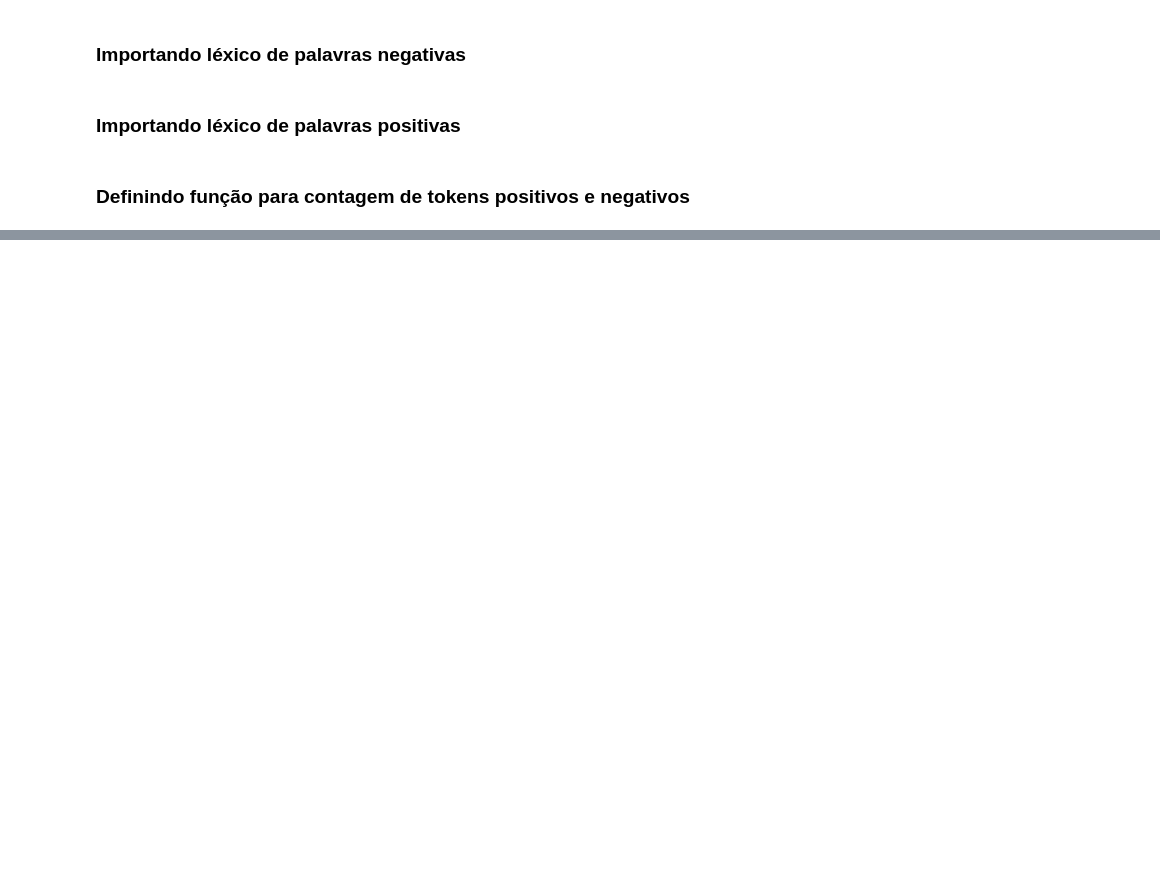
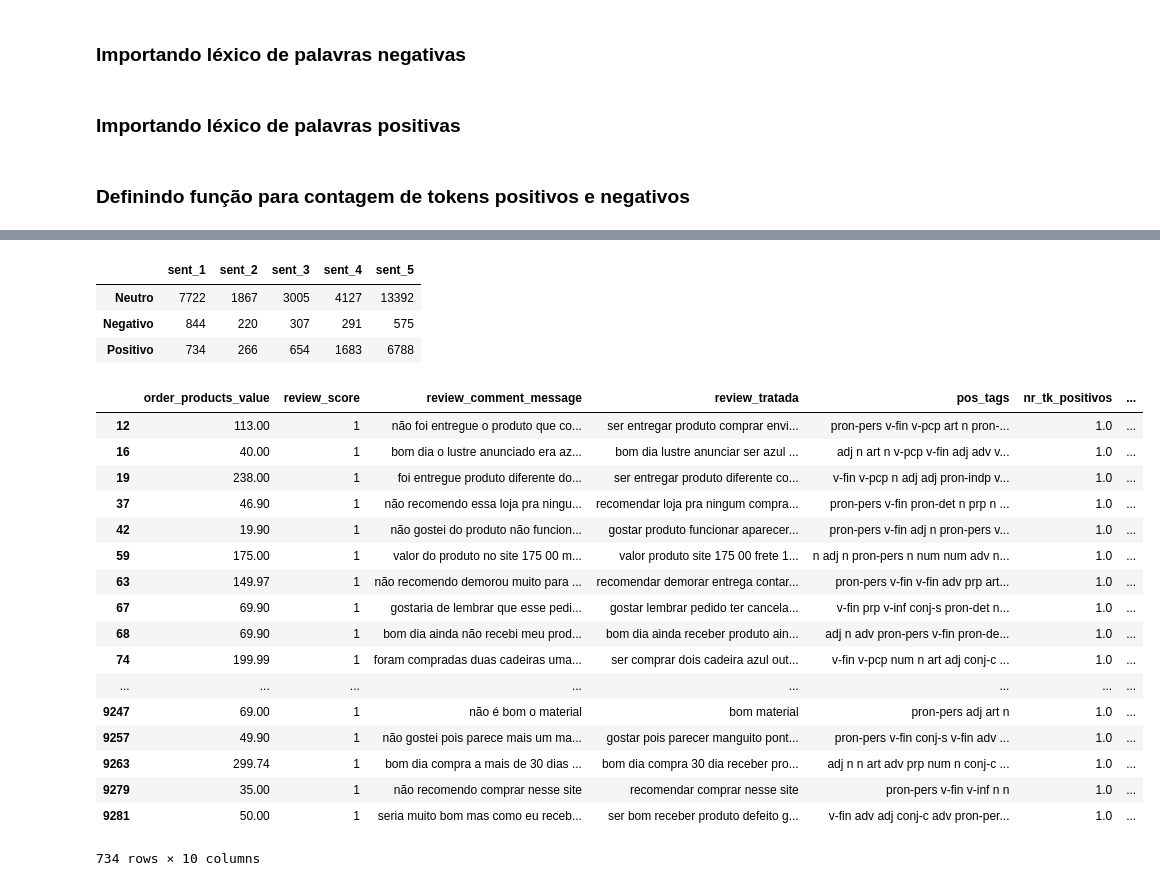
Before and after one commit to lflage/e-commerce_nlp_analysis, a Jupyter notebook: Análise de textos de reviews de e-commerce.ipynb, the cells around one changed output, grey strips where cells are left out. Cells and saved outputs as stored; diff of their text form; code cells hidden in the pictures; blank space fills up the shorter version.

```diff
--- a/Análise de textos de reviews de e-commerce.ipynb
+++ b/Análise de textos de reviews de e-commerce.ipynb
@@ -179,14 +220,22 @@ def sent_count(text):
             neg_count += 1
         return((pos_count,neg_count))
 # %%
-# Exemplo para as reviews com 1 estrela
+for index,row in e_work_set.iterrows():
+    x = e_work_set['review_tratada'][index]
 
-for index,row in e_set_rev_1.iterrows():
-    x = e_set_rev_1['review_tratada'][index]
     if x == '':
         continue
     sentimentos = sent_count(x)
-    e_set_rev_1.loc[index,'nr_tk_positivos'] = sentimentos[0]
-    e_set_rev_1.loc[index,'porcent_tk_positivos'] = sentimentos[0]/len(x.split())
-    e_set_rev_1.loc[index,'nr_tk_negativos'] = sentimentos[1]
-    e_set_rev_1.loc[index,'porcent_tk_negativos'] = sentimentos[1]/len(x.split())
+    e_work_set.loc[index,'nr_tk_positivos'] = sentimentos[0]
+    e_work_set.loc[index,'porcent_tk_positivos'] = sentimentos[0]/len(x.split())
+    e_work_set.loc[index,'nr_tk_negativos'] = sentimentos[1]
+    e_work_set.loc[index,'porcent_tk_negativos'] = sentimentos[1]/len(x.split())
+
+    if e_work_set['porcent_tk_positivos'][index] == e_work_set['porcent_tk_negativos'][index]:
+        e_work_set.loc[index,'sentimento'] = 'Neutro'
+
+    elif e_work_set['porcent_tk_positivos'][index] > e_work_set['porcent_tk_negativos'][index]:
+        e_work_set.loc[index,'sentimento'] = 'Positivo'
+
+    else:
+        e_work_set.loc[index,'sentimento'] = 'Negativo'
@@ -271,0 +246,7 @@ ai meu deus que preguiçar d esse lematizador
+# %%
+e_set_rev_1 = e_work_set[e_work_set['review_score'] == 1].reset_index(drop = True)
+e_set_rev_2 = e_work_set[e_work_set['review_score'] == 2].reset_index(drop = True)
+e_set_rev_3 = e_work_set[e_work_set['review_score'] == 3].reset_index(drop = True)
+e_set_rev_4 = e_work_set[e_work_set['review_score'] == 4].reset_index(drop = True)
+e_set_rev_5 = e_work_set[e_work_set['review_score'] == 5].reset_index(drop = True)
+e_set_rev_1.head()
@@ -271,0 +260,38 @@ ai meu deus que preguiçar d esse lematizador
+# %%
+e_set_rev_5['sentimento'].value_counts()
+
+df = pd.DataFrame()
+df['sent_1'] = e_set_rev_1['sentimento'].value_counts()
+df['sent_2'] = e_set_rev_2['sentimento'].value_counts()
+df['sent_3'] = e_set_rev_3['sentimento'].value_counts()
+df['sent_4'] = e_set_rev_4['sentimento'].value_counts()
+df['sent_5'] = e_set_rev_5['sentimento'].value_counts()
+
+df.head()
+# %% [output]
+|  | sent_1 | sent_2 | sent_3 | sent_4 | sent_5 |
+| Neutro | 7722 | 1867 | 3005 | 4127 | 13392 |
+| Negativo | 844 | 220 | 307 | 291 | 575 |
+| Positivo | 734 | 266 | 654 | 1683 | 6788 |
+# %%
+eval_df_1 = e_set_rev_1[e_set_rev_1['sentimento'] == 'Positivo']
+#eval_df_1.head(len(eval_df_1))
+# %% [output]
+|  | order_products_value | review_score | review_comment_message | review_tratada | pos_tags | nr_tk_positivos | ... |
+| 12 | 113.00 | 1 | não foi entregue o produto que co... | ser entregar produto comprar envi... | pron-pers v-fin v-pcp art n pron-... | 1.0 | ... |
+| 16 | 40.00 | 1 | bom dia o lustre anunciado era az... | bom dia lustre anunciar ser azul ... | adj n art n v-pcp v-fin adj adv v... | 1.0 | ... |
+| 19 | 238.00 | 1 | foi entregue produto diferente do... | ser entregar produto diferente co... | v-fin v-pcp n adj adj pron-indp v... | 1.0 | ... |
+| 37 | 46.90 | 1 | não recomendo essa loja pra ningu... | recomendar loja pra ningum compra... | pron-pers v-fin pron-det n prp n ... | 1.0 | ... |
+| 42 | 19.90 | 1 | não gostei do produto não funcion... | gostar produto funcionar aparecer... | pron-pers v-fin adj n pron-pers v... | 1.0 | ... |
+| 59 | 175.00 | 1 | valor do produto no site 175 00 m... | valor produto site 175 00 frete 1... | n adj n pron-pers n num num adv n... | 1.0 | ... |
+| 63 | 149.97 | 1 | não recomendo demorou muito para ... | recomendar demorar entrega contar... | pron-pers v-fin v-fin adv prp art... | 1.0 | ... |
+| 67 | 69.90 | 1 | gostaria de lembrar que esse pedi... | gostar lembrar pedido ter cancela... | v-fin prp v-inf conj-s pron-det n... | 1.0 | ... |
+| 68 | 69.90 | 1 | bom dia ainda não recebi meu prod... | bom dia ainda receber produto ain... | adj n adv pron-pers v-fin pron-de... | 1.0 | ... |
+| 74 | 199.99 | 1 | foram compradas duas cadeiras uma... | ser comprar dois cadeira azul out... | v-fin v-pcp num n art adj conj-c ... | 1.0 | ... |
+| ... | ... | ... | ... | ... | ... | ... | ... |
+| 9247 | 69.00 | 1 | não é bom o material | bom material | pron-pers adj art n | 1.0 | ... |
+| 9257 | 49.90 | 1 | não gostei pois parece mais um ma... | gostar pois parecer manguito pont... | pron-pers v-fin conj-s v-fin adv ... | 1.0 | ... |
+| 9263 | 299.74 | 1 | bom dia compra a mais de 30 dias ... | bom dia compra 30 dia receber pro... | adj n n art adv prp num n conj-c ... | 1.0 | ... |
+| 9279 | 35.00 | 1 | não recomendo comprar nesse site | recomendar comprar nesse site | pron-pers v-fin v-inf n n | 1.0 | ... |
+| 9281 | 50.00 | 1 | seria muito bom mas como eu receb... | ser bom receber produto defeito g... | v-fin adv adj conj-c adv pron-per... | 1.0 | ... |
+734 rows × 10 columns
```
Also changed, not shown: parts of 39 cells of this notebook.
